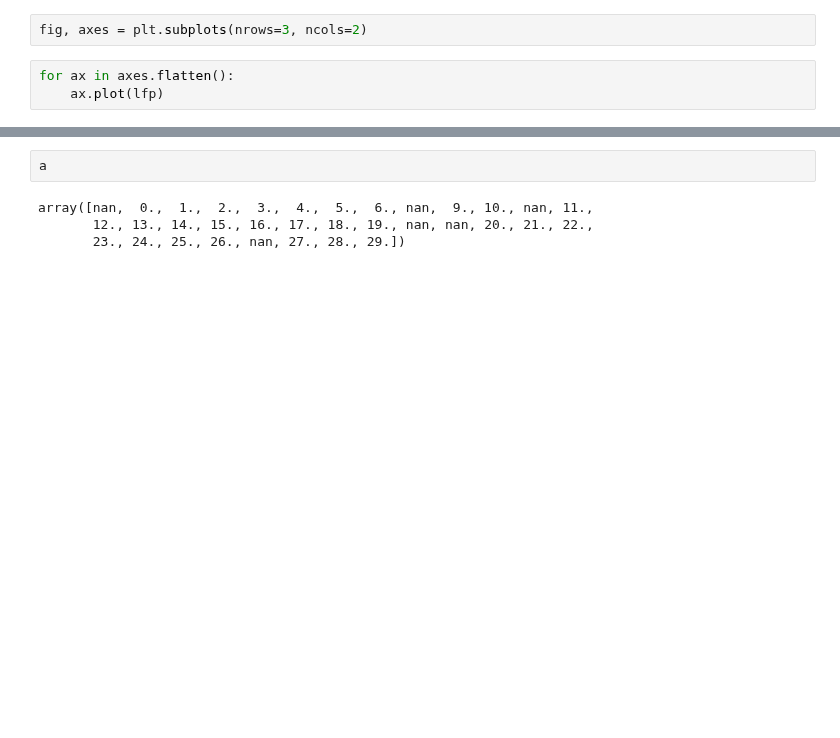
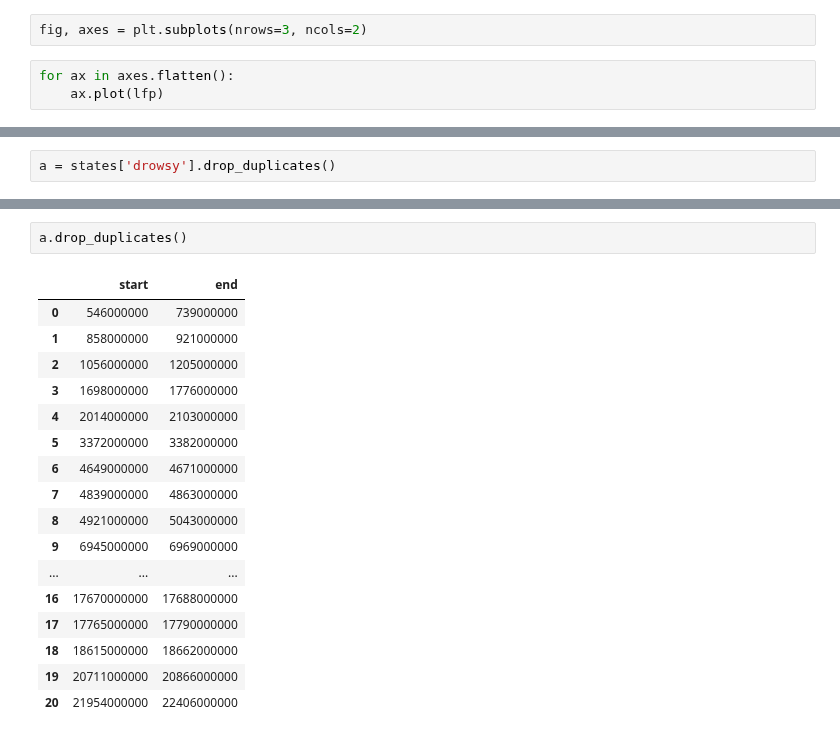
Before and after one commit to KBillel/Amy-Hpc-sleep-dynamcics-python, a Jupyter notebook: transition_vector_corr.ipynb, the cells around one changed output, grey strips where cells are left out. Cells and saved outputs as stored; diff of their text form; blank space fills up the shorter version.

```diff
--- a/transition_vector_corr.ipynb
+++ b/transition_vector_corr.ipynb
@@ -128,0 +249,2 @@ a = states['Rem'].in_interval(end)
+# %%
+a = states['drowsy'].drop_duplicates()
@@ -129,6 +316,20 @@ a = states['Rem'].in_interval(end)
 # %%
-a
+a.drop_duplicates()
 # %% [output]
-array([nan,  0.,  1.,  2.,  3.,  4.,  5.,  6., nan,  9., 10., nan, 11.,
-       12., 13., 14., 15., 16., 17., 18., 19., nan, nan, 20., 21., 22.,
-       23., 24., 25., 26., nan, 27., 28., 29.])
+|  | start | end |
+| 0 | 546000000 | 739000000 |
+| 1 | 858000000 | 921000000 |
+| 2 | 1056000000 | 1205000000 |
+| 3 | 1698000000 | 1776000000 |
+| 4 | 2014000000 | 2103000000 |
+| 5 | 3372000000 | 3382000000 |
+| 6 | 4649000000 | 4671000000 |
+| 7 | 4839000000 | 4863000000 |
+| 8 | 4921000000 | 5043000000 |
+| 9 | 6945000000 | 6969000000 |
+| ... | ... | ... |
+| 16 | 17670000000 | 17688000000 |
+| 17 | 17765000000 | 17790000000 |
+| 18 | 18615000000 | 18662000000 |
+| 19 | 20711000000 | 20866000000 |
+| 20 | 21954000000 | 22406000000 |
```
Also changed, not shown: parts of 17 cells of this notebook, 1 other file.
